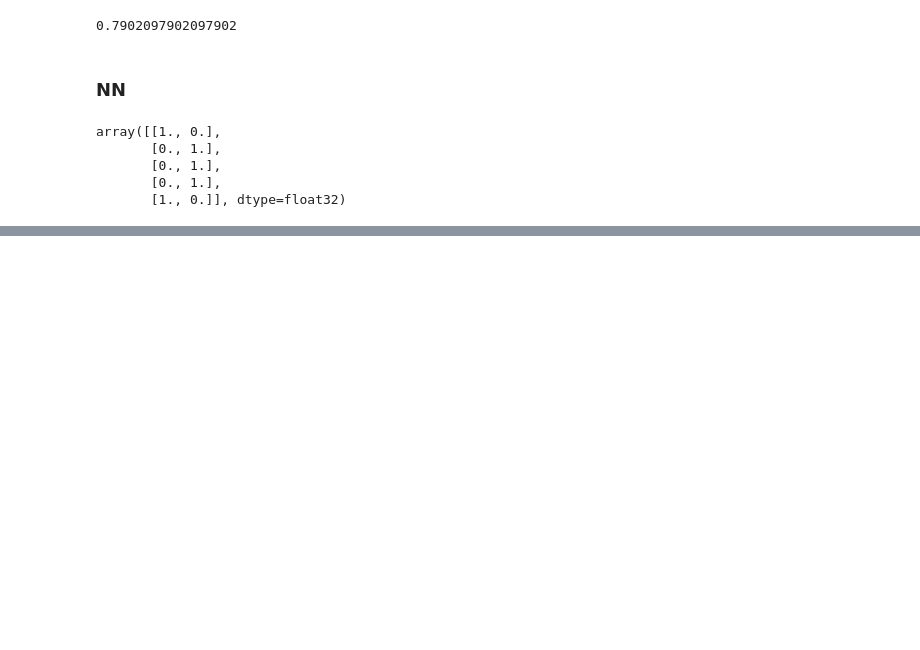
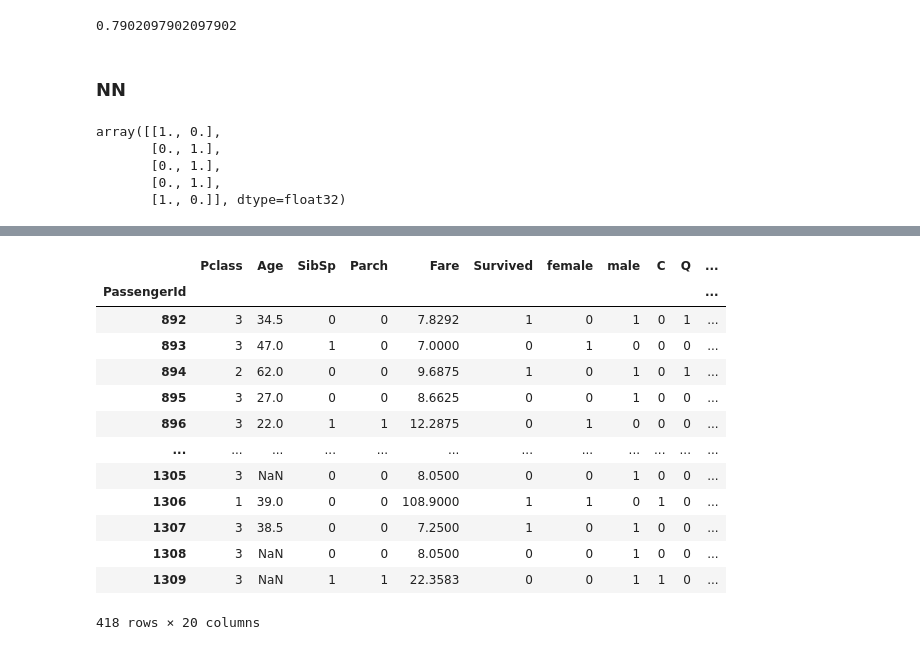
Before and after one commit to ChingisBadmaev/Data-science, a Jupyter notebook: Titanic/Titanic.ipynb, the cells around one changed output, grey strips where cells are left out. Drawn from its saved outputs; the diff is of its cells as text; code cells hidden in the pictures; blank space fills up the shorter version.

```diff
--- a/Titanic/Titanic.ipynb
+++ b/Titanic/Titanic.ipynb
@@ -573,0 +659,7 @@ NN, accuracy: 0.7762237787246704
+# %%
+# Adding new features
+data_control_test = pd.concat([data_control_test, pd.get_dummies(data_control_test['Sex'])], axis=1)
+data_control_test = pd.concat([data_control_test, pd.get_dummies(data_control_test['Embarked'])], axis=1)
+data_control_test = pd.concat([data_control_test, pd.get_dummies(data_control_test['Cabin_type'])], axis=1)
+data_control_test['Family'] = data_control_test['SibSp'] + data_control_test['Parch']
+data_control_test.head()
@@ -573,0 +675,19 @@ NN, accuracy: 0.7762237787246704
+# %%
+# delete categorical data
+data_control_test.drop(['Name', 'Sex','Ticket', 'Cabin', 'Embarked', 'Cabin_type'], axis=1, inplace=True)
+data_control_test
+# %% [output]
+|  | Pclass | Age | SibSp | Parch | Fare | Survived | female | male | C | Q | ... |
+| PassengerId |  |  |  |  |  |  |  |  |  |  | ... |
+| 892 | 3 | 34.5 | 0 | 0 | 7.8292 | 1 | 0 | 1 | 0 | 1 | ... |
+| 893 | 3 | 47.0 | 1 | 0 | 7.0000 | 0 | 1 | 0 | 0 | 0 | ... |
+| 894 | 2 | 62.0 | 0 | 0 | 9.6875 | 1 | 0 | 1 | 0 | 1 | ... |
+| 895 | 3 | 27.0 | 0 | 0 | 8.6625 | 0 | 0 | 1 | 0 | 0 | ... |
+| 896 | 3 | 22.0 | 1 | 1 | 12.2875 | 0 | 1 | 0 | 0 | 0 | ... |
+| ... | ... | ... | ... | ... | ... | ... | ... | ... | ... | ... | ... |
+| 1305 | 3 | NaN | 0 | 0 | 8.0500 | 0 | 0 | 1 | 0 | 0 | ... |
+| 1306 | 1 | 39.0 | 0 | 0 | 108.9000 | 1 | 1 | 0 | 1 | 0 | ... |
+| 1307 | 3 | 38.5 | 0 | 0 | 7.2500 | 1 | 0 | 1 | 0 | 0 | ... |
+| 1308 | 3 | NaN | 0 | 0 | 8.0500 | 0 | 0 | 1 | 0 | 0 | ... |
+| 1309 | 3 | NaN | 1 | 1 | 22.3583 | 0 | 0 | 1 | 1 | 0 | ... |
+418 rows × 20 columns
```
Also changed, not shown: parts of 39 cells of this notebook, 2 other files.
